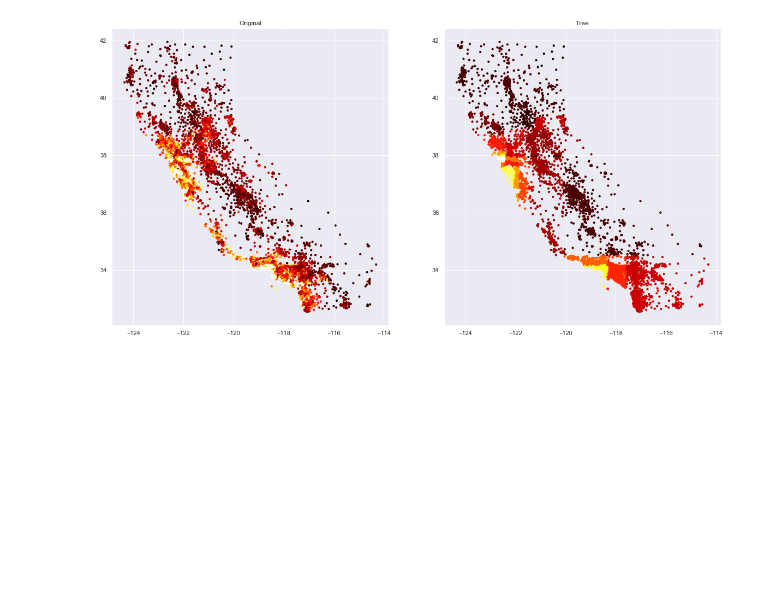
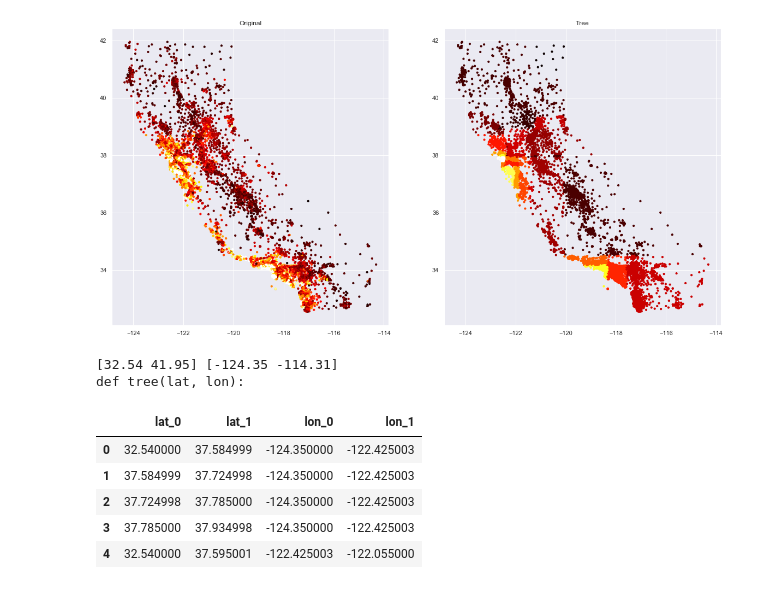
Before and after one commit to marianoju/NF_DS_1_course_material, a Jupyter notebook: notebooks/regression/regression_trees.ipynb, the cells around one changed output. Drawn from its saved outputs; the diff is of its cells as text; code cells hidden in the pictures; blank space fills up the shorter version.

```diff
--- a/notebooks/regression/regression_trees.ipynb
+++ b/notebooks/regression/regression_trees.ipynb
@@ -73,0 +114,23 @@ plt.scatter(x=data['longitude'], y=data['latitude'], c=data['predicted_value'],
+# %%
+lat = np.zeros(2)
+lon = np.zeros(2)
+lat[0] = data['latitude'].min()
+lat[1] = data['latitude'].max()
+
+lon[0] = data['longitude'].min()
+lon[1] = data['longitude'].max()
+
+print(lat, lon)
+rect = tree_to_rectangles(dTree, ['lat','lon'], lat, lon)
+
+pd_rect = pd.DataFrame(rect, columns=['lat_0','lat_1','lon_0','lon_1'])
+pd_rect.head()
+# %% [output]
+[32.54 41.95] [-124.35 -114.31]
+def tree(lat, lon):
+|  | lat_0 | lat_1 | lon_0 | lon_1 |
+| 0 | 32.540000 | 37.584999 | -124.350000 | -122.425003 |
+| 1 | 37.584999 | 37.724998 | -124.350000 | -122.425003 |
+| 2 | 37.724998 | 37.785000 | -124.350000 | -122.425003 |
+| 3 | 37.785000 | 37.934998 | -124.350000 | -122.425003 |
+| 4 | 32.540000 | 37.595001 | -122.425003 | -122.055000 |
```
Also changed, not shown: parts of 9 cells of this notebook, 1 other file.
